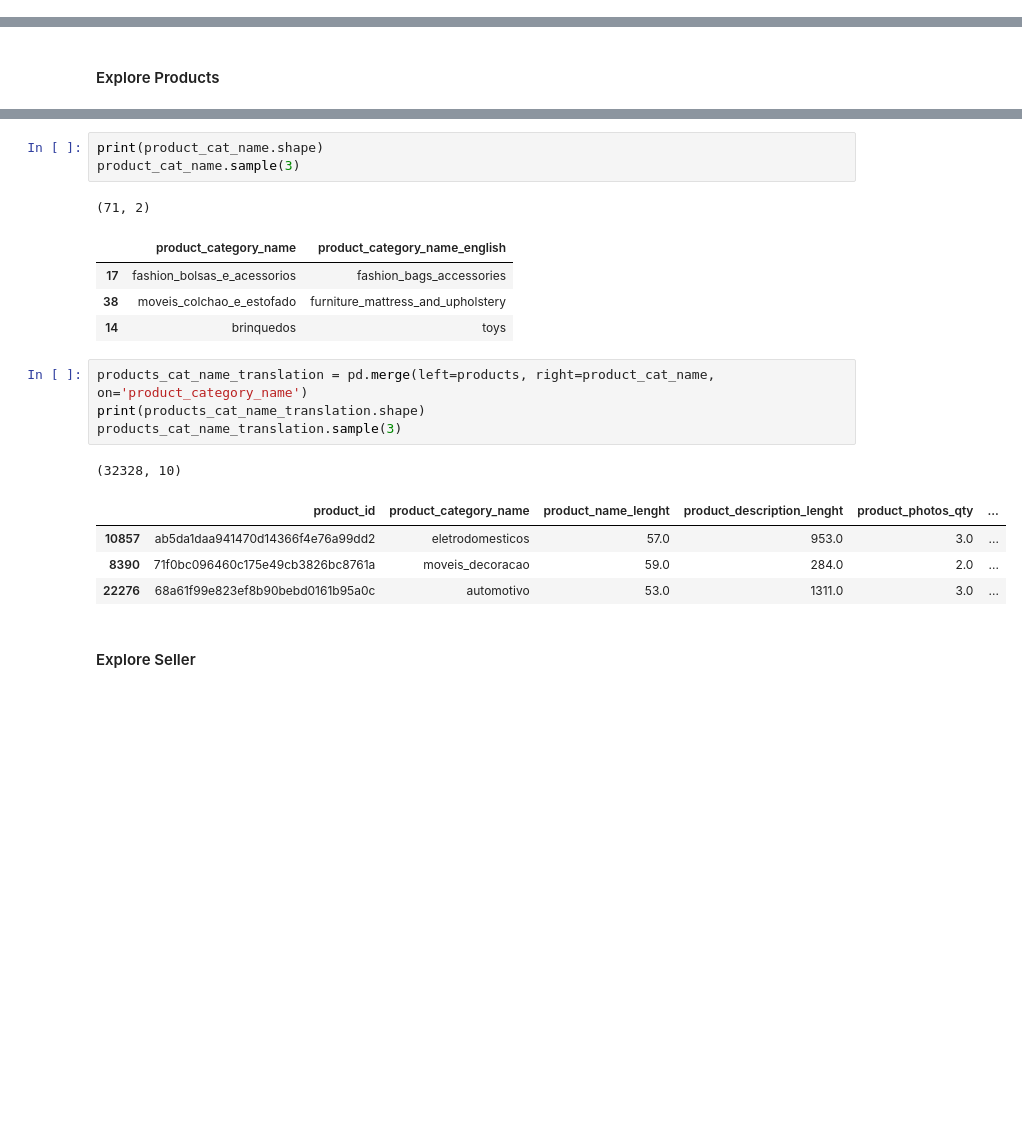
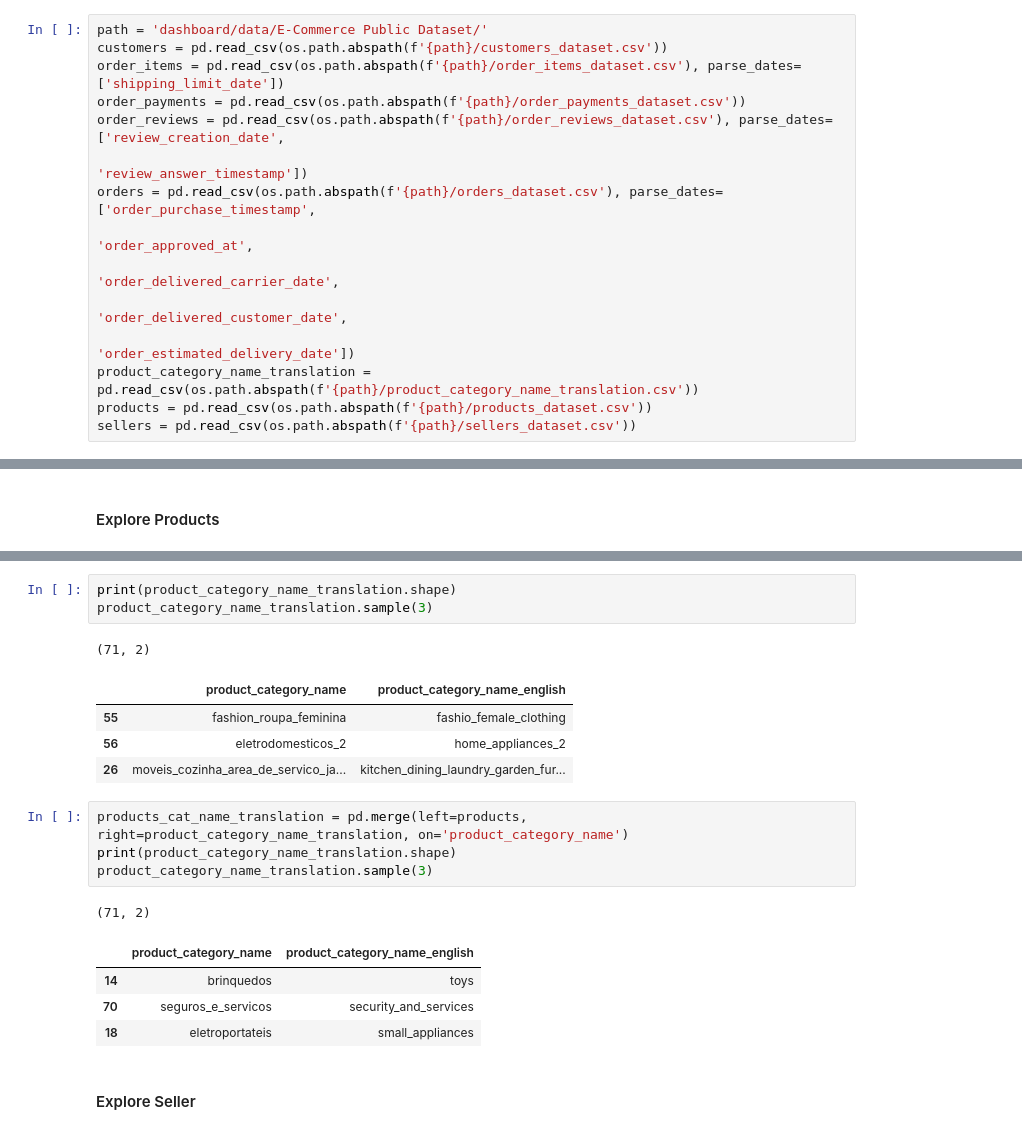
Before and after one commit to muhamadInsan/da-with-python-dicoding-submission, a Jupyter notebook: notebook.ipynb, the cells around one changed output, grey strips where cells are left out. Cells and saved outputs as stored; diff of their text form; blank space fills up the shorter version.

```diff
--- a/notebook.ipynb
+++ b/notebook.ipynb
@@ -46,0 +32,15 @@ sellers = pd.read_csv('dashboard/data/E-Commerce Public Dataset/sellers_dataset.
+# %%
+path = 'dashboard/data/E-Commerce Public Dataset/'
+customers = pd.read_csv(os.path.abspath(f'{path}/customers_dataset.csv'))
+order_items = pd.read_csv(os.path.abspath(f'{path}/order_items_dataset.csv'), parse_dates=['shipping_limit_date'])
+order_payments = pd.read_csv(os.path.abspath(f'{path}/order_payments_dataset.csv'))
+order_reviews = pd.read_csv(os.path.abspath(f'{path}/order_reviews_dataset.csv'), parse_dates=['review_creation_date',
+                                                                                                            'review_answer_timestamp'])
+orders = pd.read_csv(os.path.abspath(f'{path}/orders_dataset.csv'), parse_dates=['order_purchase_timestamp',
+                                                                                            'order_approved_at',
+                                                                                            'order_delivered_carrier_date',
+                                                                                            'order_delivered_customer_date',
+                                                                                            'order_estimated_delivery_date'])
+product_category_name_translation = pd.read_csv(os.path.abspath(f'{path}/product_category_name_translation.csv'))
+products = pd.read_csv(os.path.abspath(f'{path}/products_dataset.csv'))
+sellers = pd.read_csv(os.path.abspath(f'{path}/sellers_dataset.csv'))
@@ -634,22 +596,22 @@ products.sample(3)
 # %%
-print(product_cat_name.shape)
-product_cat_name.sample(3)
+print(product_category_name_translation.shape)
+product_category_name_translation.sample(3)
 # %% [output]
 (71, 2)
 |  | product_category_name | product_category_name_english |
-| 17 | fashion_bolsas_e_acessorios | fashion_bags_accessories |
-| 38 | moveis_colchao_e_estofado | furniture_mattress_and_upholstery |
-| 14 | brinquedos | toys |
+| 55 | fashion_roupa_feminina | fashio_female_clothing |
+| 56 | eletrodomesticos_2 | home_appliances_2 |
+| 26 | moveis_cozinha_area_de_servico_ja... | kitchen_dining_laundry_garden_fur... |
 # %%
-products_cat_name_translation = pd.merge(left=products, right=product_cat_name, on='product_category_name')
-print(products_cat_name_translation.shape)
-products_cat_name_translation.sample(3)
+products_cat_name_translation = pd.merge(left=products, right=product_category_name_translation, on='product_category_name')
+print(product_category_name_translation.shape)
+product_category_name_translation.sample(3)
 # %% [output]
-(32328, 10)
+(71, 2)
-|  | product_id | product_category_name | product_name_lenght | product_description_lenght | product_photos_qty | ... |
-| 10857 | ab5da1daa941470d14366f4e76a99dd2 | eletrodomesticos | 57.0 | 953.0 | 3.0 | ... |
-| 8390 | 71f0bc096460c175e49cb3826bc8761a | moveis_decoracao | 59.0 | 284.0 | 2.0 | ... |
-| 22276 | 68a61f99e823ef8b90bebd0161b95a0c | automotivo | 53.0 | 1311.0 | 3.0 | ... |
+|  | product_category_name | product_category_name_english |
+| 14 | brinquedos | toys |
+| 70 | seguros_e_servicos | security_and_services |
+| 18 | eletroportateis | small_appliances |
 # %% [markdown]
 #### Explore Seller
 # %%
```
Also changed, not shown: parts of 40 cells of this notebook, 24 other files.
